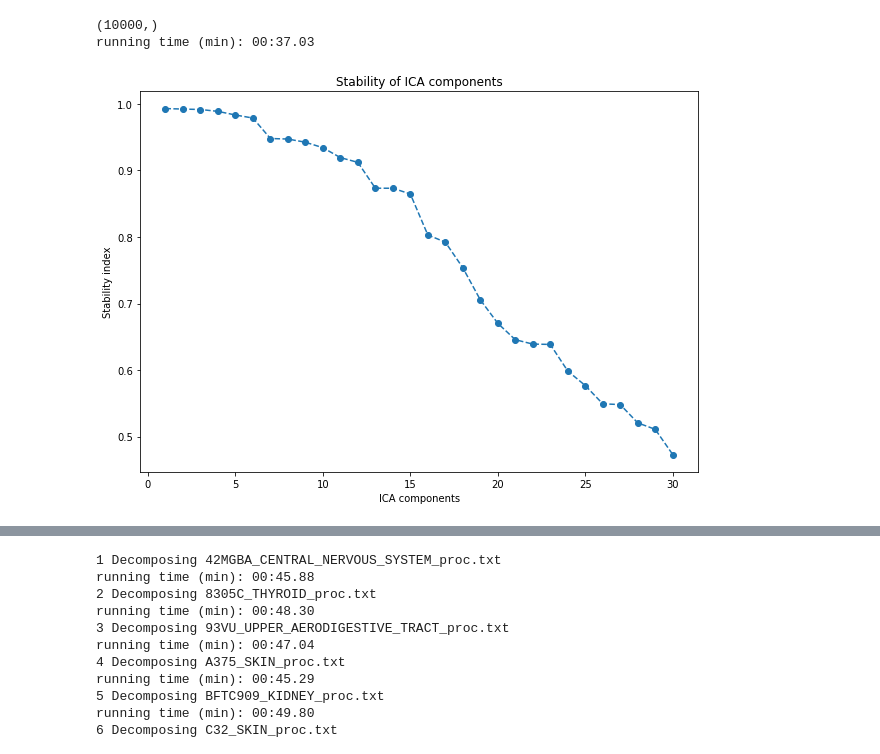
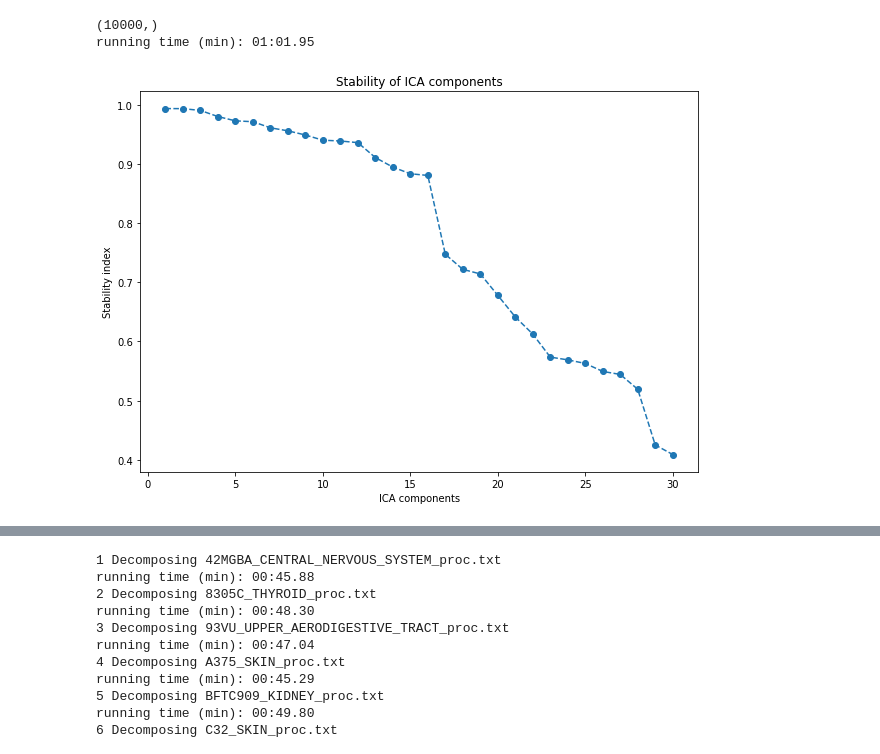
Before and after one commit to auranic/BroadCellLine_scRNASeq_analysis, a Jupyter notebook: ICA_analysis_of_single_cell_data.ipynb, the cells around one changed output, grey strips where cells are left out. Cells and saved outputs as stored; diff of their text form; code cells hidden in the pictures.

```diff
--- a/ICA_analysis_of_single_cell_data.ipynb
+++ b/ICA_analysis_of_single_cell_data.ipynb
@@ -315,25 +342,25 @@ display(df)
 # %%
 start = time.time()
 
 X = df.values
 #Uncomment next line if you want to subsample the dataset
 #X = X[np.random.choice(X.shape[0],1000),:]
 mn = np.mean(X,axis=0)
 print(mn.shape)
 X = X - mn
-
+X = X.T
 
 sICA = StabilizedICA(n_components = 30 , max_iter = 2000, n_jobs = -1)
 sICA.fit(X, n_runs = 100, plot = True, normalize=True, fun='logcosh')
 
 end = time.time()
 
 minutes, seconds = divmod(end - start, 60)
 print("running time (min): " + "{:0>2}:{:05.2f}".format(int(minutes),seconds))
 # %% [output]
 (10000,)
-running time (min): 00:37.03
+running time (min): 01:01.95
-[figure, old version]
+[figure, new version]
 # %%
 Metagenes = pd.DataFrame(sICA.S_ , columns = df.columns , index = ['IC'+ str(i+1) for i in range(sICA.S_.shape[0])])
 display(Metagenes)
```
Also changed, not shown: parts of 9 cells of this notebook.
